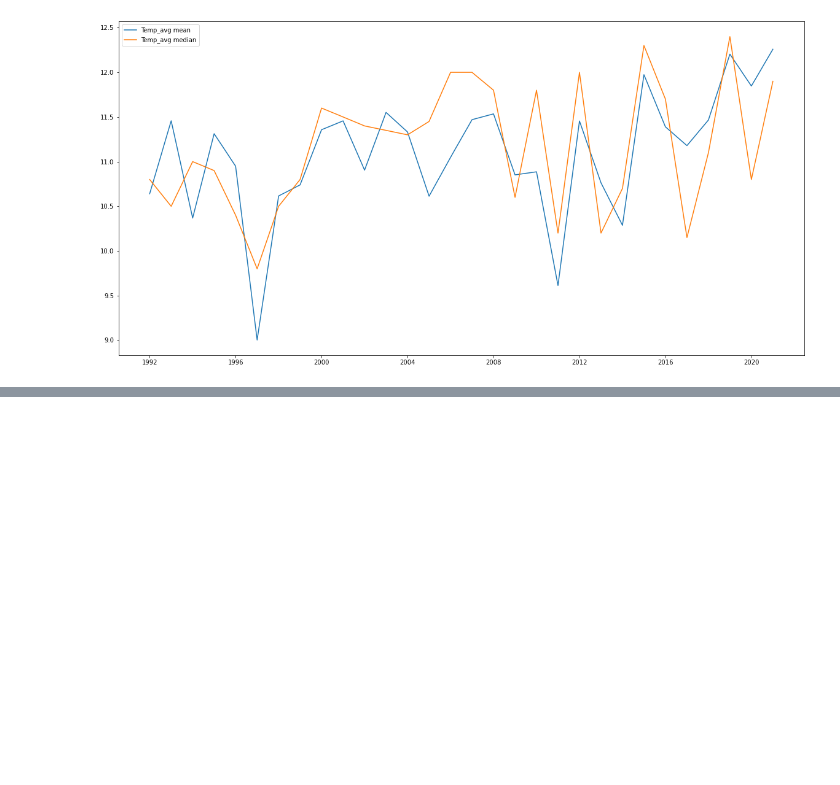
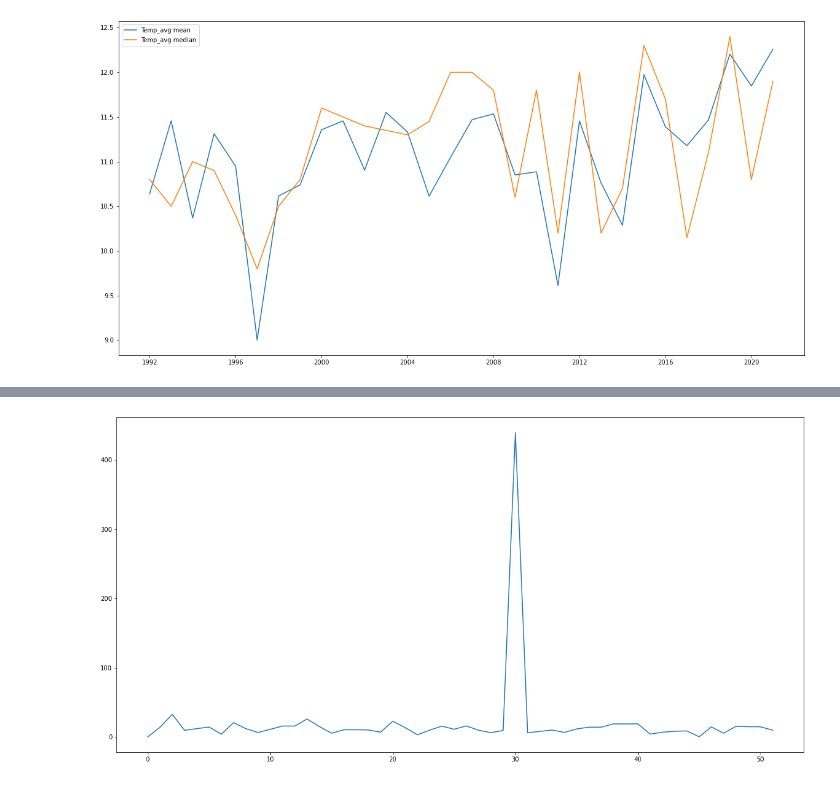
Before and after one commit to spyderroque/IBM_Advance_Data_Science, a Jupyter notebook: Capstone/weather/Advanced Data Science Capstone.Model_Def.ipynb, the cells around one changed output, grey strips where cells are left out. Saved outputs shown, nothing was run; the diff lists cells and outputs as text; code cells hidden in the pictures; blank space fills up the shorter version.

```diff
--- a/Capstone/weather/Advanced Data Science Capstone.Model_Def.ipynb
+++ b/Capstone/weather/Advanced Data Science Capstone.Model_Def.ipynb
@@ -423,0 +436,12 @@ plt.show()
+# %%
+X = df_train_q['Temp_avg'] - df_train_q['Temp_avg'].mean()
+#X = X.to_numpy()
+F = np.fft.rfft(X)[:-1]
+freq = np.arange(0.5*len(X))
+pw = np.abs(F)**2
+alt = np.abs(F)
+fig = plt.figure(figsize=(20,10))
+plt.plot(freq[0:52], alt[0:52])
+plt.show()
+# %% [output]
+[figure, added]
```
Also changed, not shown: parts of 2 cells of this notebook.
